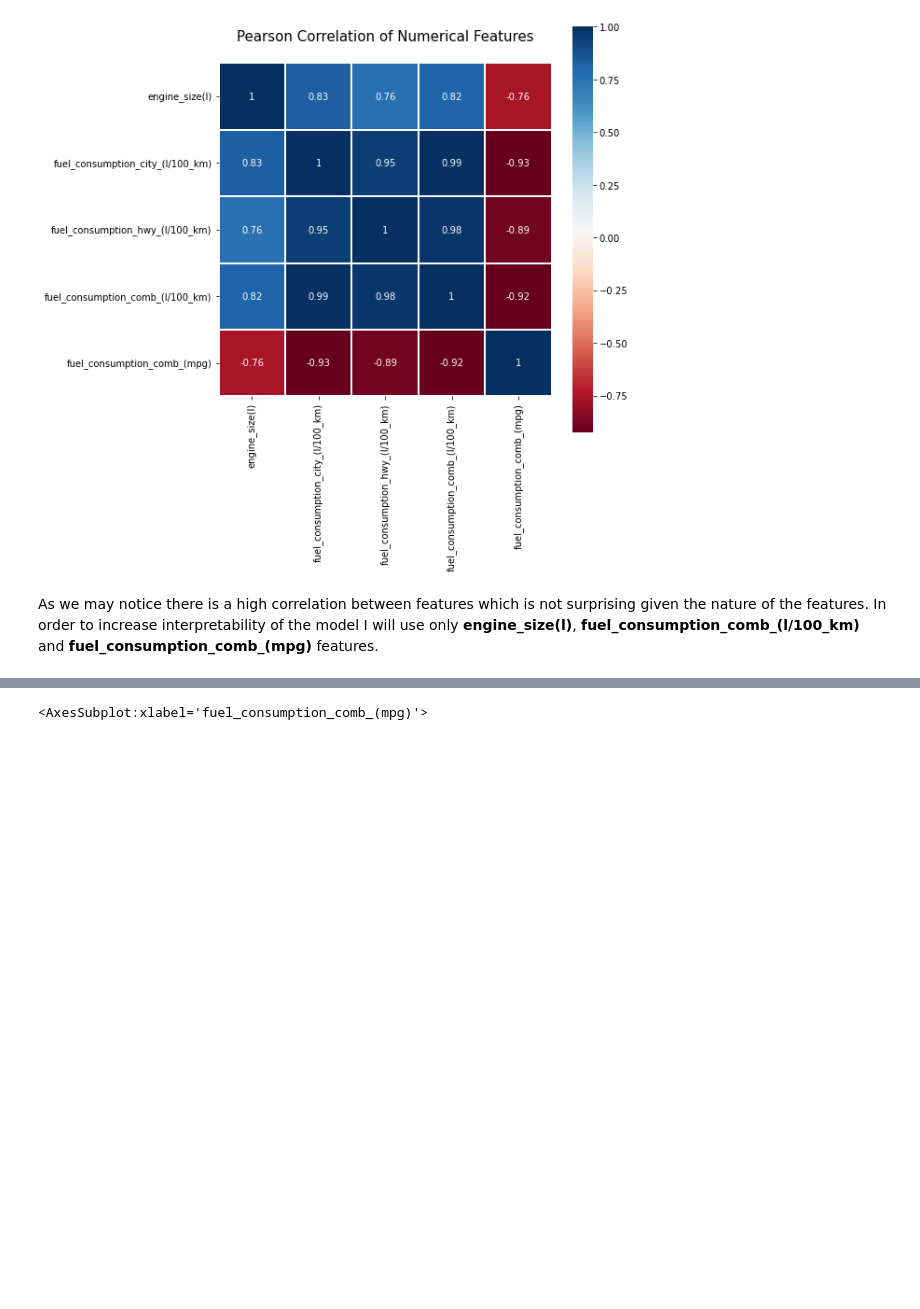
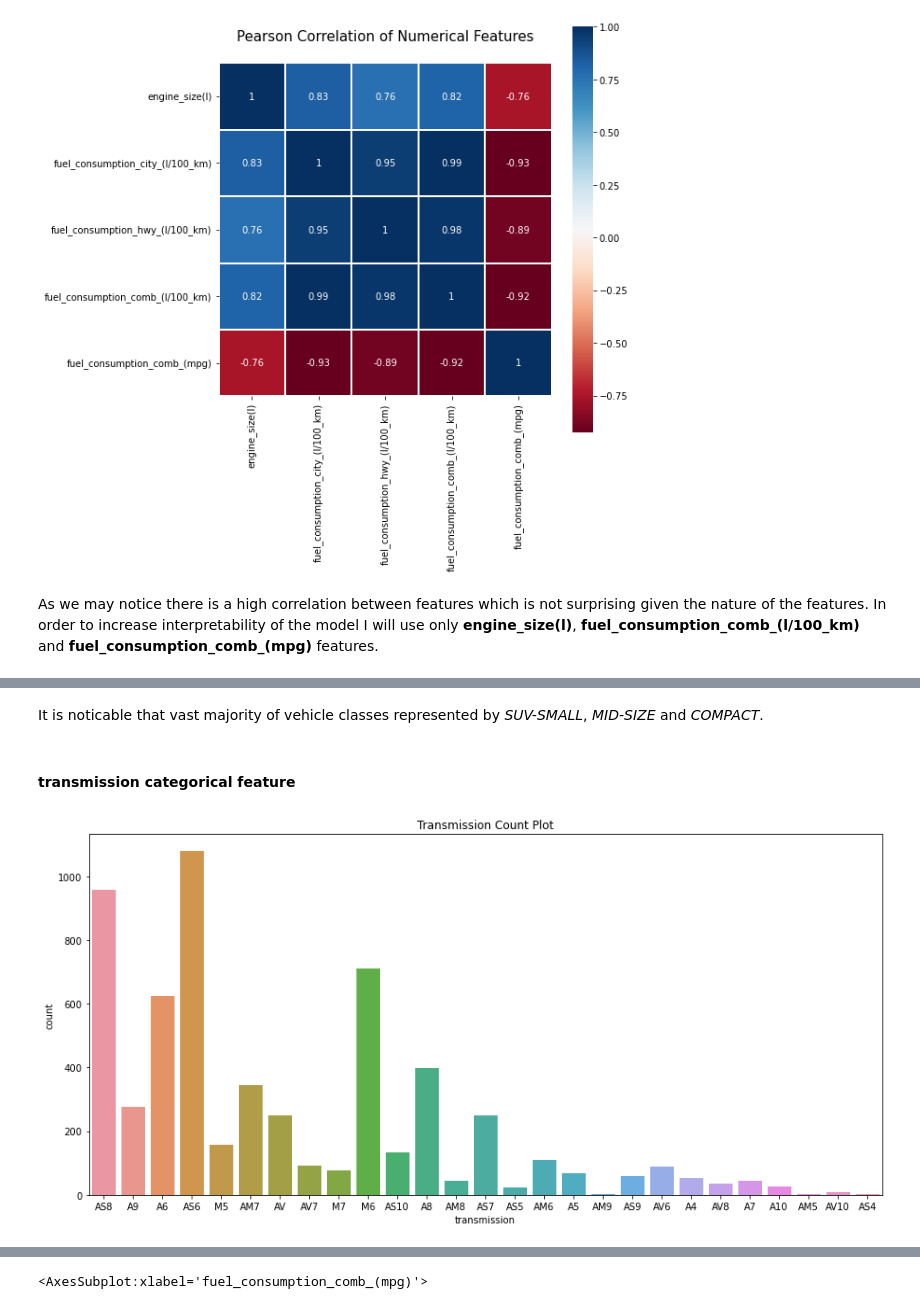
Before and after one commit to DZorikhin/co2_emissions, a Jupyter notebook: notebook.ipynb, the cells around one changed output, grey strips where cells are left out. Saved outputs shown, nothing was run; the diff lists cells and outputs as text; code cells hidden in the pictures; blank space fills up the shorter version.

```diff
--- a/notebook.ipynb
+++ b/notebook.ipynb
@@ -167,0 +194,11 @@ As we may notice there is a high correlation between features which is not surpr
+# %% [markdown]
+It is noticable that vast majority of vehicle classes represented by *SUV-SMALL*, *MID-SIZE* and *COMPACT*.
+# %% [markdown]
+#### **transmission** categorical feature
+# %%
+_, axes = plt.subplots(figsize=(15, 7))
+sns.countplot(x='transmission', data=df_full_train)
+plt.title('Transmission Count Plot')
+plt.show()
+# %% [output]
+[figure, added]
```
Also changed, not shown: parts of 25 cells of this notebook.
